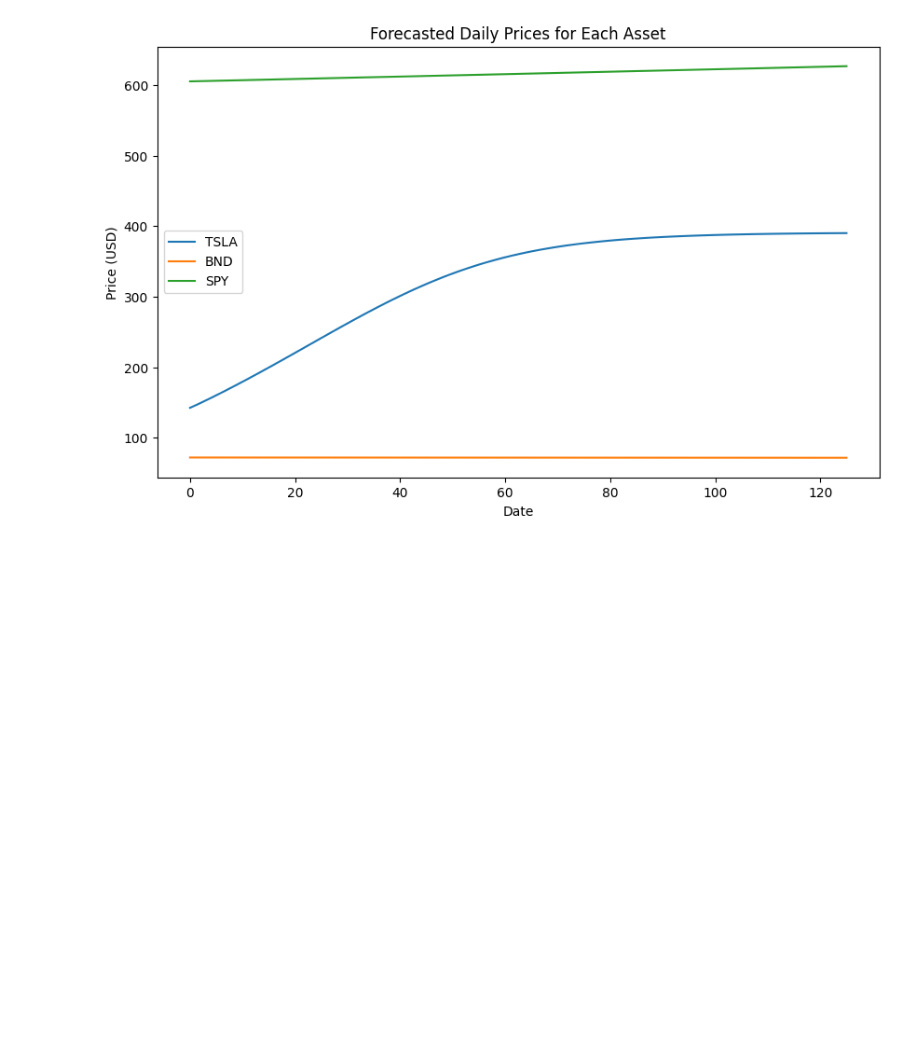
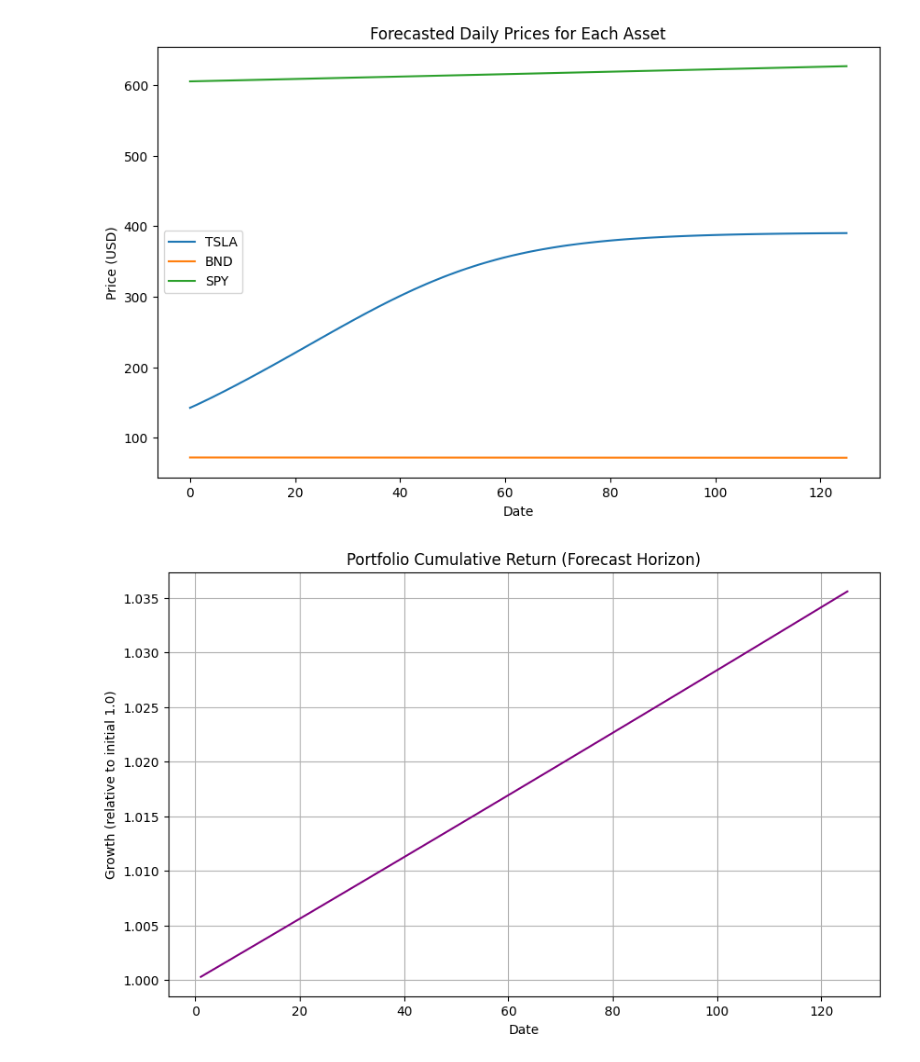
Before and after one commit to Nahom-ketsela/kaim-week-11, a Jupyter notebook: notebook/Portofolio_optimization_analysis.ipynb, the cells around one changed output. Cells and saved outputs as stored; diff of their text form; code cells hidden in the pictures; blank space fills up the shorter version.

```diff
--- a/notebook/Portofolio_optimization_analysis.ipynb
+++ b/notebook/Portofolio_optimization_analysis.ipynb
@@ -230,3 +230,10 @@ Return: 0.07049011744517006 Vol: 1.5128771302436073e-16 Sharpe: 465934186167647.
 po.plot_asset_forecasts(df_forecast)
 # %% [output]
 [figure]
+# %%
+# porotofolio cumulatuve return
+daily_returns = df_forecast.pct_change().dropna()
+port_daily = (daily_returns * weights).sum(axis=1)
+po.plot_portfolio_cumulative(port_daily)
+# %% [output]
+[figure, added]
```
Also changed, not shown: parts of 1 cell of this notebook.
